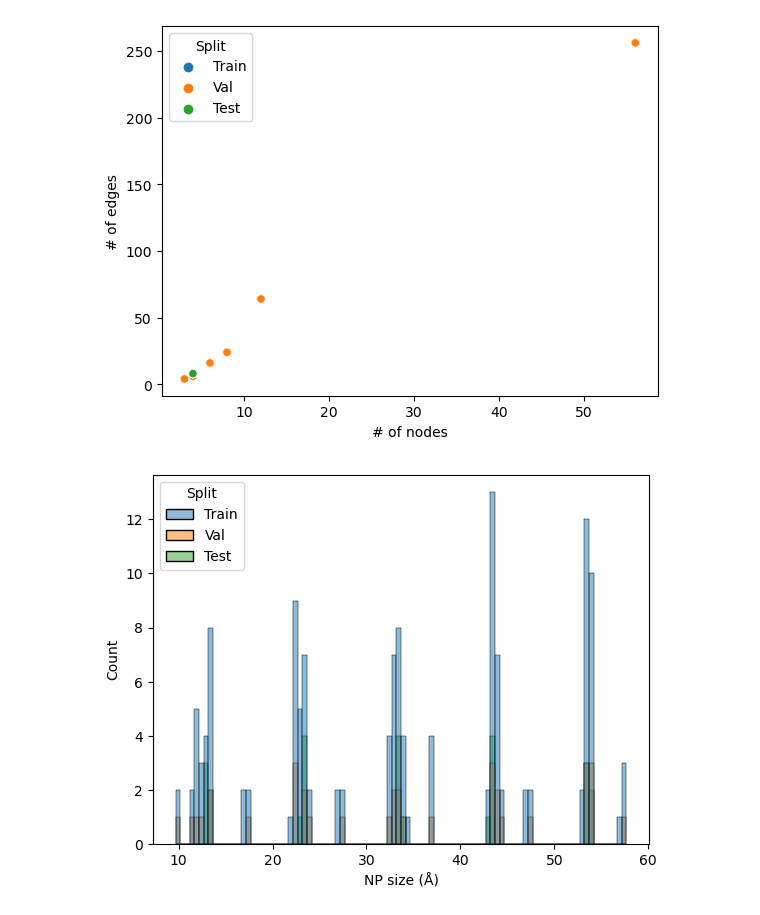
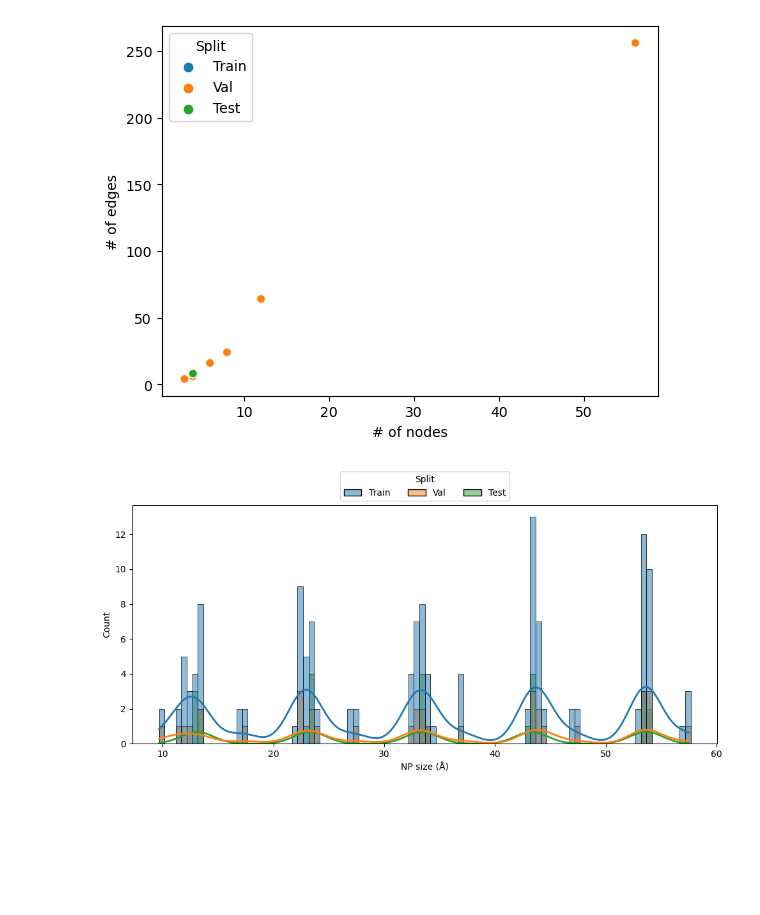
Before and after one commit to UlrikFriisJensen/CHILI, a Jupyter notebook: functionTesting.ipynb, the cells around one changed output. Cells and saved outputs as stored; diff of their text form; code cells hidden in the pictures; blank space fills up the shorter version.

```diff
--- a/functionTesting.ipynb
+++ b/functionTesting.ipynb
@@ -117,10 +117,14 @@ sns.scatterplot(data=stats, x='# of nodes', y='# of edges', hue='Split')
 plt.show()
 # %% [output]
 [figure]
-# %%
-sns.histplot(data=stats, x='NP size (Å)', binwidth=0.5, hue='Split')
-plt.show()
-# %% [output]
-[figure, removed]
+# %%
+plt.figure(figsize=(10,5))
+ax = sns.histplot(data=stats, x='NP size (Å)', binwidth=0.5, hue='Split', multiple='layer',kde=True, kde_kws=dict(bw_method=0.1), line_kws=dict(linewidth=2), stat='count')
+sns.move_legend(ax, loc='lower center', bbox_to_anchor=(0.5, 1), ncol=3)
+plt.tight_layout()
+plt.savefig('./test_stats_sizeDist.png', format='png', dpi=300)
+plt.show()
+# %% [output]
+[figure, added]
 # %%
 plt.figure(figsize=(10,5))
```
Also changed, not shown: parts of 4 cells of this notebook, 1 other file.
